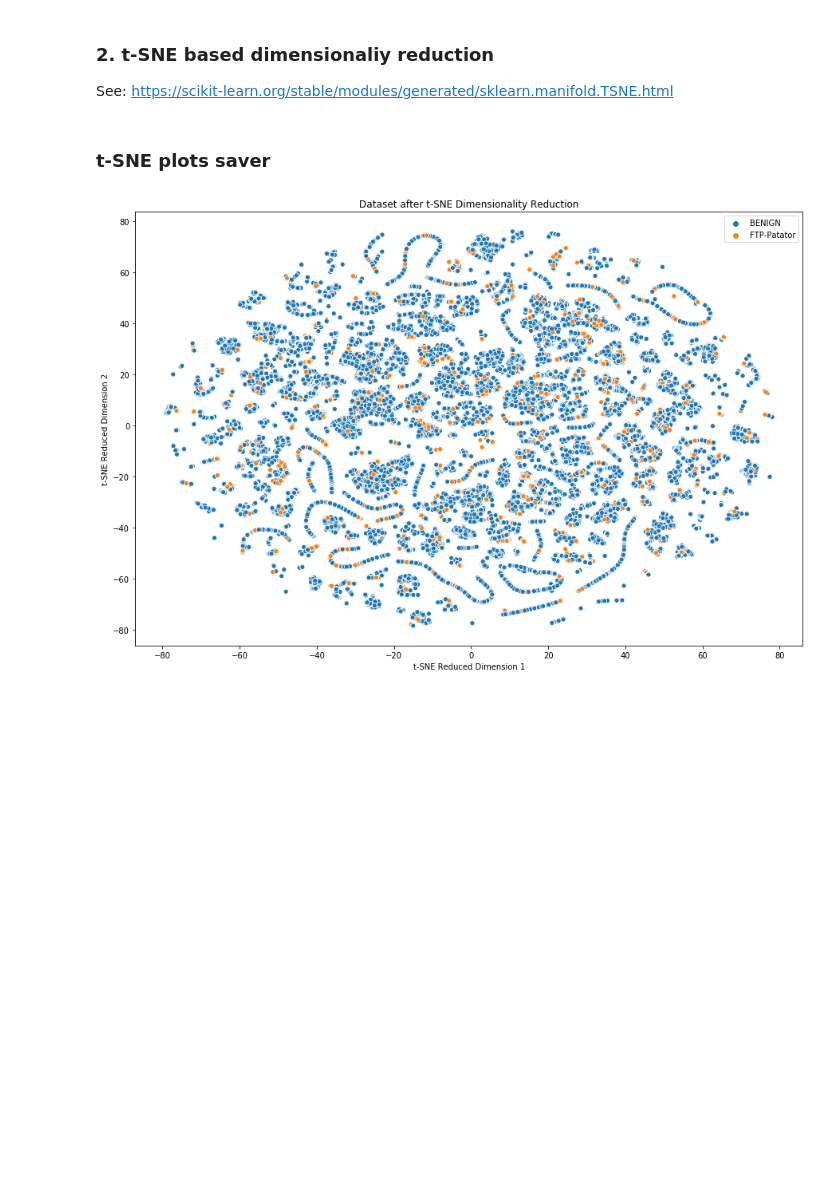
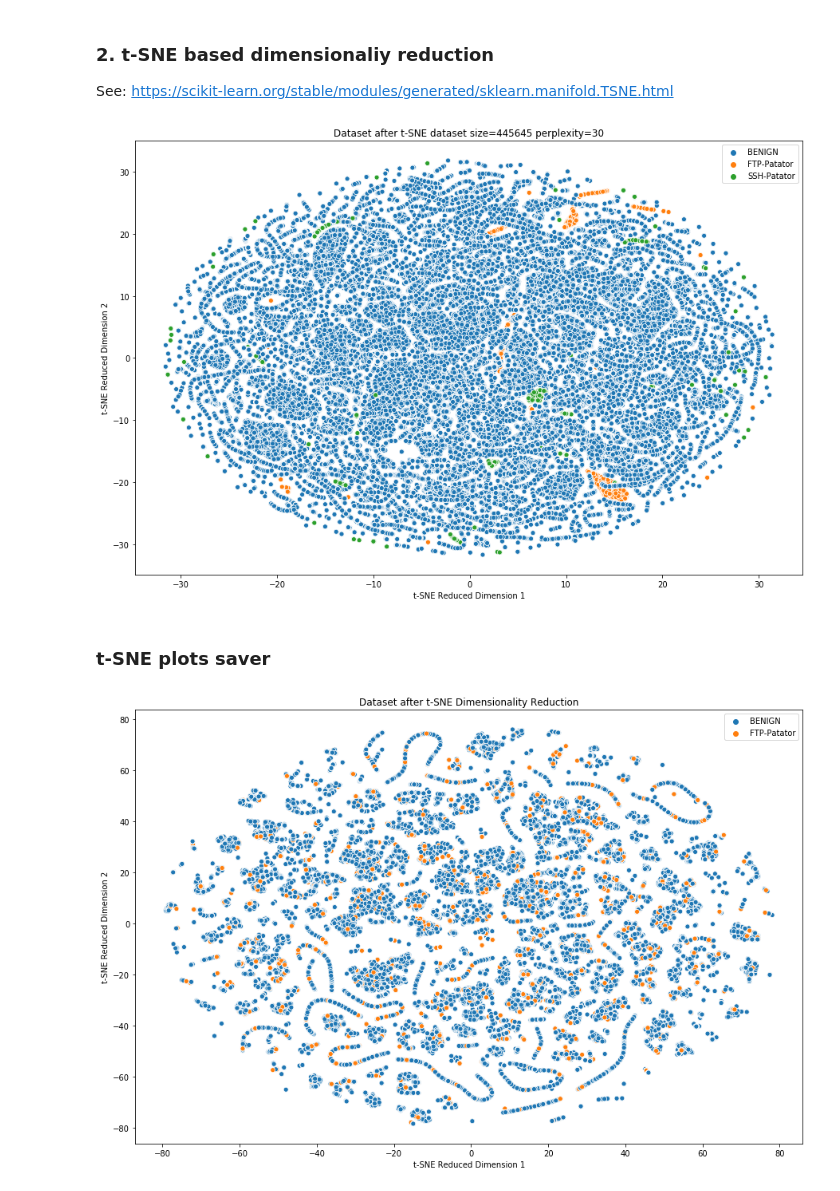
Before and after one commit to emirka/insight, a Jupyter notebook: notebooks/3_Dimensionality Reduction.ipynb, the cells around one changed output. Saved outputs shown, nothing was run; the diff lists cells and outputs as text; code cells hidden in the pictures; blank space fills up the shorter version.

```diff
--- a/notebooks/3_Dimensionality Reduction.ipynb
+++ b/notebooks/3_Dimensionality Reduction.ipynb
@@ -70,7 +67,7 @@ plt.show()
 See: https://scikit-learn.org/stable/modules/generated/sklearn.manifold.TSNE.html
 # %%
 sample_size = X.shape[0]
-perp = 50
+perp = 30
 
 # X_small = df.loc[:, df.columns != 'Label'].sample(n=sample_size)
 # X_small.shape
@@ -81,6 +78,20 @@ filename='./tsne_transforms/day_of_week_perplexity_'+str(perp)+'_data_'+str(samp
 
 with open(filename,'wb') as file:
     pickle.dump(x_red_tsne,file)
+# %%
+filename='./tsne_transforms/day_of_week_perplexity_30_data_445645.pkl'
+
+with open(filename,'rb') as file:
+    x_red_tsne=pickle.load(file)
+# %%
+fig=plt.figure(figsize=(15,10))
+sns.scatterplot(x_red_tsne[:,0],x_red_tsne[:,1],hue=y)
+plt.xlabel('t-SNE Reduced Dimension 1')
+plt.ylabel('t-SNE Reduced Dimension 2')
+plt.title('Dataset after t-SNE dataset size='+str(sample_size)+' perplexity='+str(perp))
+plt.show()
+# %% [output]
+[figure, added]
 # %% [markdown]
 ### t-SNE plots saver
 # %%
```
Also changed, not shown: parts of 4 cells of this notebook, 16 other files.
